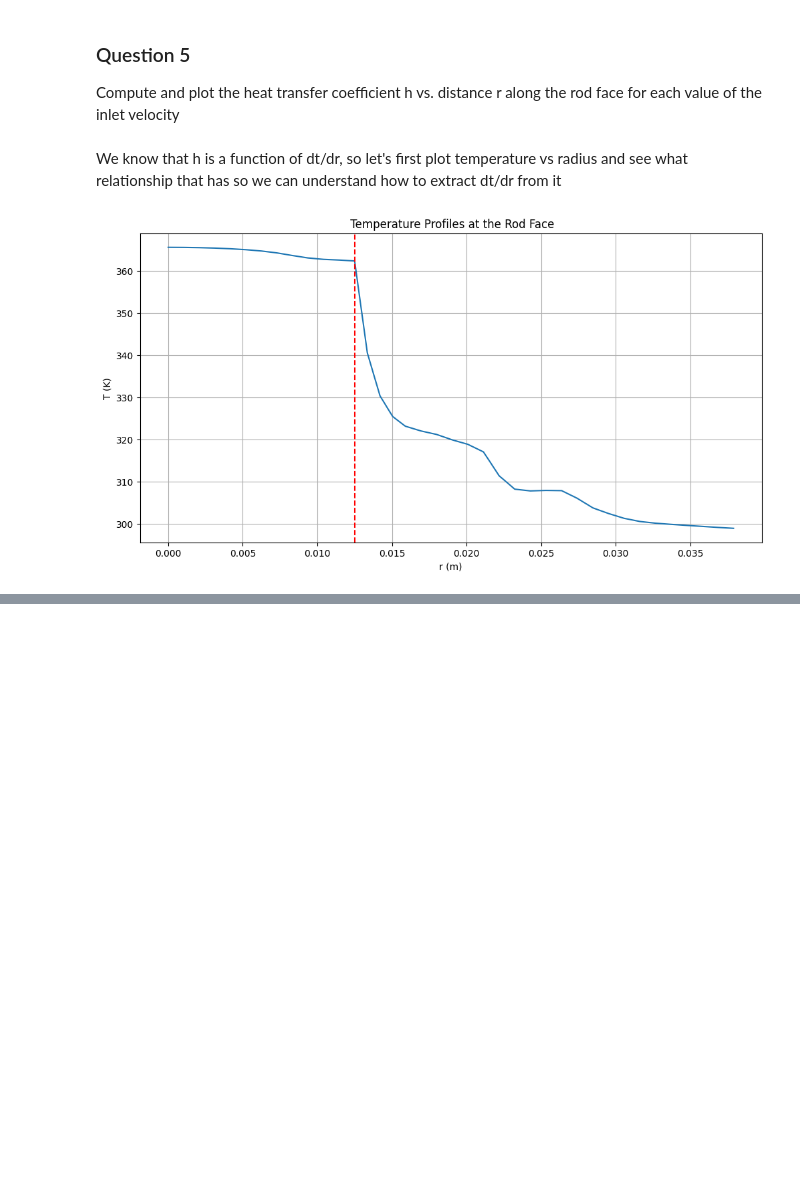
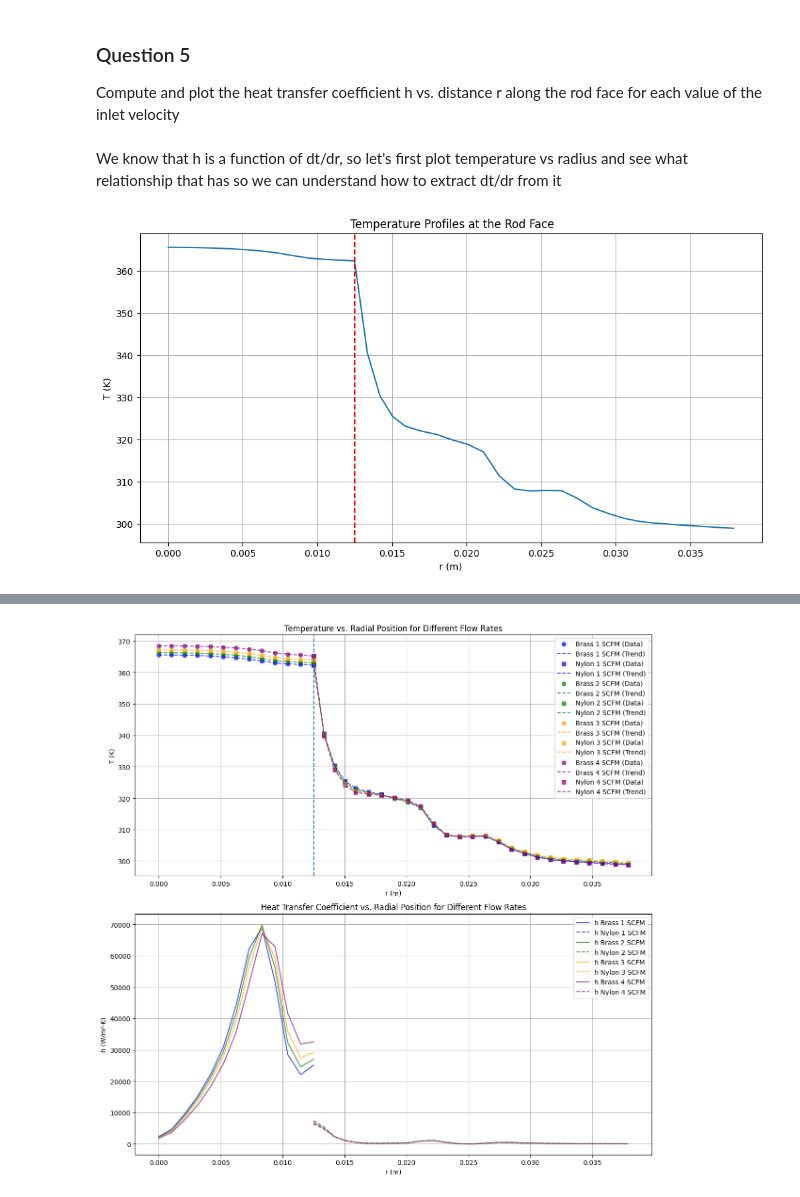
Before and after one commit to rahilisashaik/cbe154, a Jupyter notebook: heat-transfer-2/HT_data_analysis.ipynb, the cells around one changed output, grey strips where cells are left out. Saved outputs shown, nothing was run; the diff lists cells and outputs as text; code cells hidden in the pictures; blank space fills up the shorter version.

```diff
--- a/heat-transfer-2/HT_data_analysis.ipynb
+++ b/heat-transfer-2/HT_data_analysis.ipynb
@@ -666,0 +695,12 @@ These don't make too much sense either, what we should try is partitioning the s
+# %%
+def brass_temp(r, slope, intercept):
+    return slope * r + intercept
+
+def linear_model_nylon(r, slope, intercept):
+    return slope * r + intercept
+
+def compute_dT_dr(r, T):
+    dT_dr = np.gradient(T, r)
+    return dT_dr
+# %%
+k_nylon = 0.25  # W/m·K
@@ -666,0 +727,41 @@ These don't make too much sense either, what we should try is partitioning the s
+# %%
+flow_rates = ["1 SCFM", "2 SCFM", "3 SCFM", "4 SCFM"]
+df_brass_list = [df_brass_1, df_brass_2, df_brass_3, df_brass_4]
+df_nylon_list = [df_nylon_1, df_nylon_2, df_nylon_3, df_nylon_4]
+
+colors = ["blue", "green", "orange", "purple"]
+
+fig, axs = plt.subplots(2, 1, figsize=(12, 12))
+
+for i, (df_brass, df_nylon) in enumerate(zip(df_brass_list, df_nylon_list)):
+    dT_dr_brass = compute_dT_dr(df_brass["r"], df_brass["T (K)"])
+    dT_dr_nylon = compute_dT_dr(df_nylon["r"], df_nylon["T (K)"])
+
+    h_brass = -k_brass * dT_dr_brass
+    h_nylon = -k_nylon * dT_dr_nylon
+    axs[0].scatter(df_brass["r"], df_brass["T (K)"], color=colors[i], alpha=0.7, label=f"Brass {flow_rates[i]} (Data)")
+    axs[0].plot(df_brass["r"], df_brass["T (K)"], linestyle="--", color=colors[i], alpha=0.7, label=f"Brass {flow_rates[i]} (Trend)")
+
+    axs[0].scatter(df_nylon["r"], df_nylon["T (K)"], color=colors[i], marker='s', alpha=0.7, label=f"Nylon {flow_rates[i]} (Data)")
+    axs[0].plot(df_nylon["r"], df_nylon["T (K)"], linestyle="--", color=colors[i], alpha=0.7, label=f"Nylon {flow_rates[i]} (Trend)")
+
+    axs[1].plot(df_brass["r"], h_brass, linestyle="-", color=colors[i], alpha=0.7, label=f"h Brass {flow_rates[i]}")
+    axs[1].plot(df_nylon["r"], h_nylon, linestyle="--", color=colors[i], alpha=0.7, label=f"h Nylon {flow_rates[i]}")
+
+axs[0].set_xlabel("r (m)")
+axs[0].set_ylabel("T (K)")
+axs[0].set_title("Temperature vs. Radial Position for Different Flow Rates")
+axs[0].legend()
+axs[0].grid(True)
+axs[0].axvline(x = 0.0125, linestyle="--", label = "Radius of brass rod at 0.0125")
+
+axs[1].set_xlabel("r (m)")
+axs[1].set_ylabel("h (W/m²·K)")
+axs[1].set_title("Heat Transfer Coefficient vs. Radial Position for Different Flow Rates")
+axs[1].legend()
+axs[1].grid(True)
+
+plt.tight_layout()
+plt.show()
+# %% [output]
+[figure, added]
```
Also changed, not shown: parts of 18 cells of this notebook.
